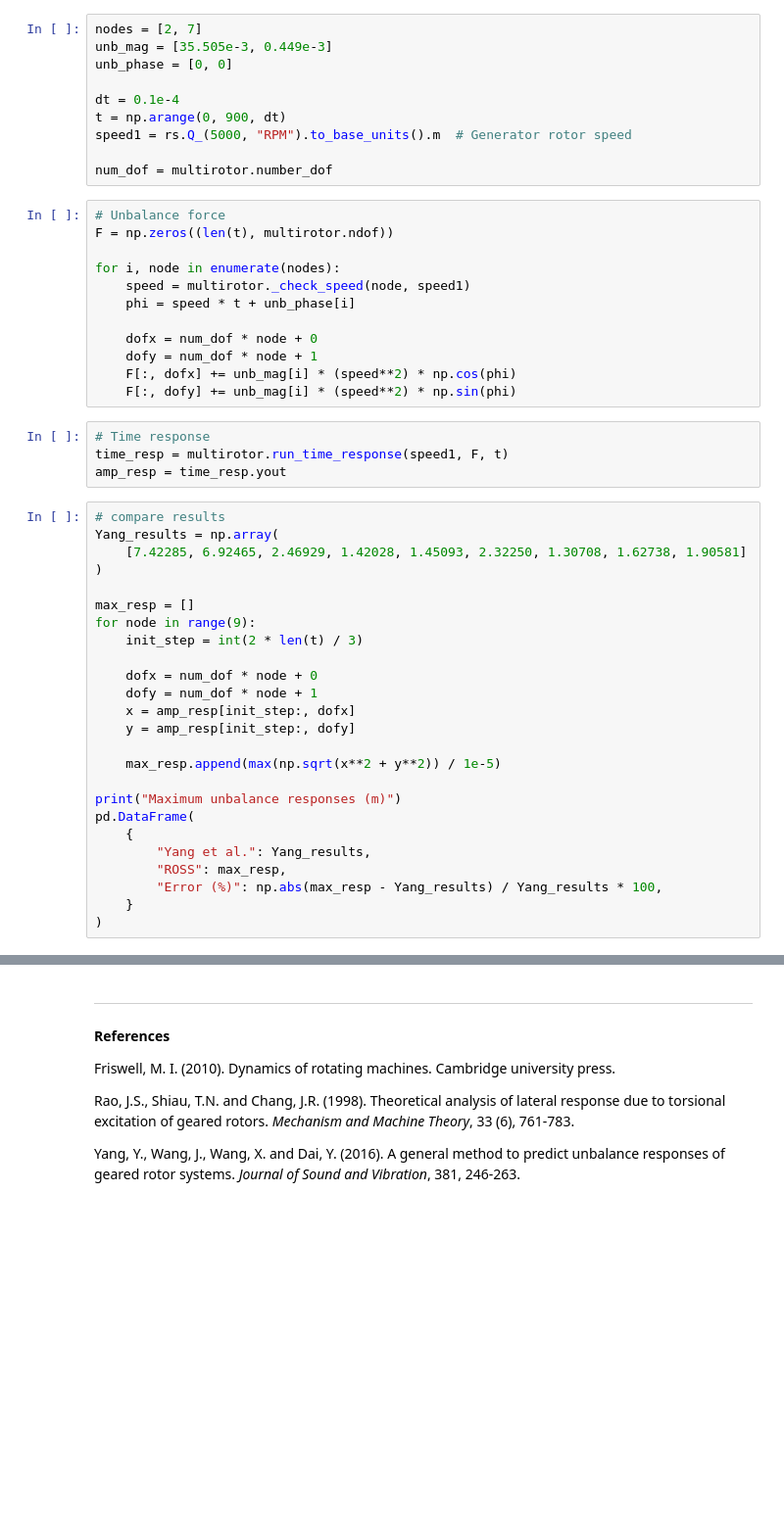
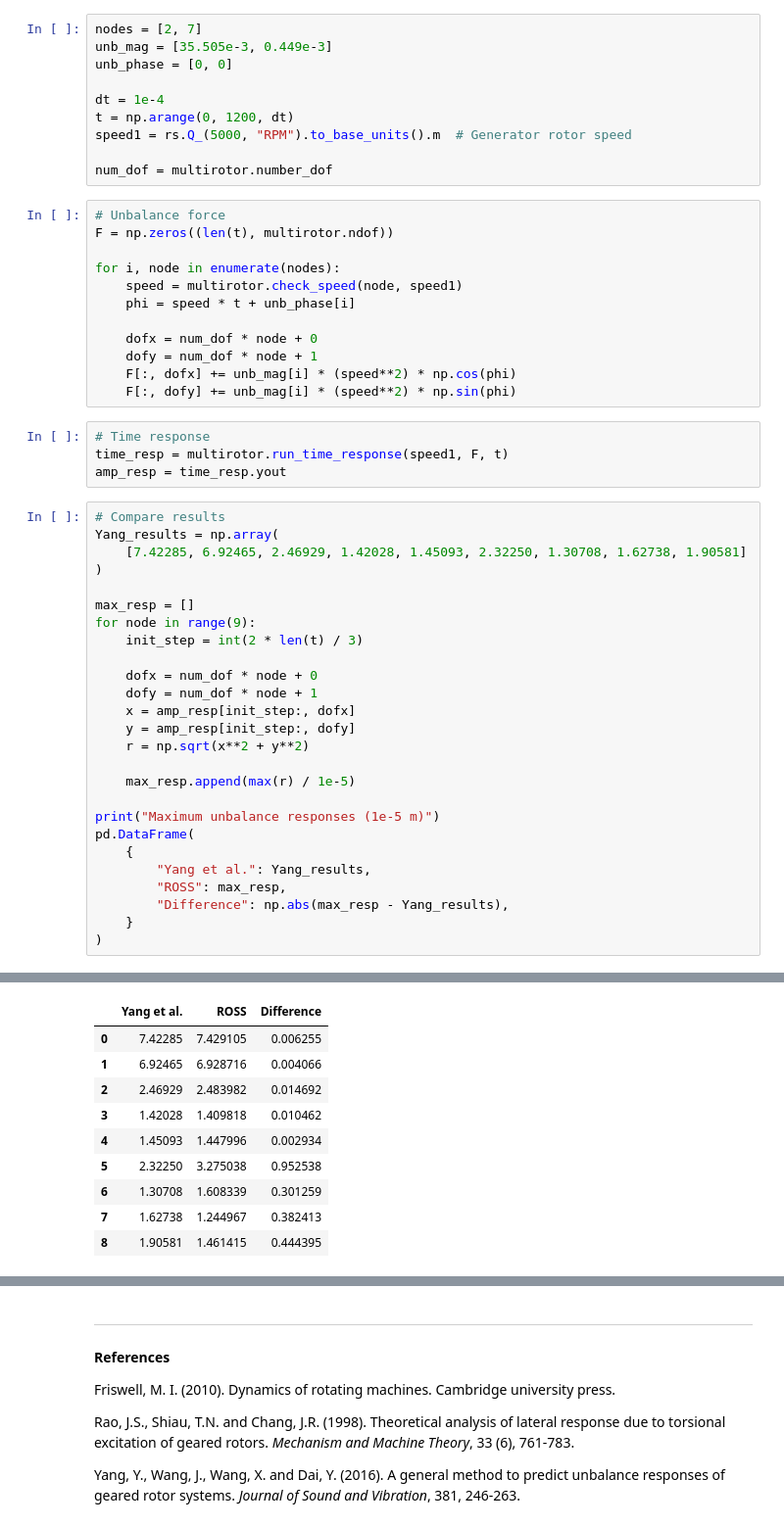
Before and after one commit to petrobras/ross, a Jupyter notebook: docs/user_guide/tutorial_part_4.ipynb, the cells around one changed output, grey strips where cells are left out. Shown at 98% size. Cells and saved outputs as stored; diff of their text form; blank space fills up the shorter version.

Commit message:
Add tutorial guide for MultiRotor class

```diff
--- a/docs/user_guide/tutorial_part_4.ipynb
+++ b/docs/user_guide/tutorial_part_4.ipynb
@@ -270,8 +281,8 @@ nodes = [2, 7]
 unb_mag = [35.505e-3, 0.449e-3]
 unb_phase = [0, 0]
 
-dt = 0.1e-4
-t = np.arange(0, 900, dt)
+dt = 1e-4
+t = np.arange(0, 1200, dt)
 speed1 = rs.Q_(5000, "RPM").to_base_units().m  # Generator rotor speed
 
 num_dof = multirotor.number_dof
@@ -280,7 +291,7 @@ num_dof = multirotor.number_dof
 F = np.zeros((len(t), multirotor.ndof))
 
 for i, node in enumerate(nodes):
-    speed = multirotor._check_speed(node, speed1)
+    speed = multirotor.check_speed(node, speed1)
     phi = speed * t + unb_phase[i]
 
     dofx = num_dof * node + 0
@@ -292,7 +303,7 @@ for i, node in enumerate(nodes):
 time_resp = multirotor.run_time_response(speed1, F, t)
 amp_resp = time_resp.yout
 # %%
-# compare results
+# Compare results
 Yang_results = np.array(
     [7.42285, 6.92465, 2.46929, 1.42028, 1.45093, 2.32250, 1.30708, 1.62738, 1.90581]
 )
@@ -305,14 +316,16 @@ for node in range(9):
     dofy = num_dof * node + 1
     x = amp_resp[init_step:, dofx]
     y = amp_resp[init_step:, dofy]
+    r = np.sqrt(x**2 + y**2)
 
-    max_resp.append(max(np.sqrt(x**2 + y**2)) / 1e-5)
+    max_resp.append(max(r) / 1e-5)
 
-print("Maximum unbalance responses (m)")
+print("Maximum unbalance responses (1e-5 m)")
 pd.DataFrame(
     {
         "Yang et al.": Yang_results,
         "ROSS": max_resp,
-        "Error (%)": np.abs(max_resp - Yang_results) / Yang_results * 100,
+        "Difference": np.abs(max_resp - Yang_results),
     }
 )
+# %% [output]
@@ -318,0 +333,10 @@ pd.DataFrame(
+|  | Yang et al. | ROSS | Difference |
+| 0 | 7.42285 | 7.429105 | 0.006255 |
+| 1 | 6.92465 | 6.928716 | 0.004066 |
+| 2 | 2.46929 | 2.483982 | 0.014692 |
+| 3 | 1.42028 | 1.409818 | 0.010462 |
+| 4 | 1.45093 | 1.447996 | 0.002934 |
+| 5 | 2.32250 | 3.275038 | 0.952538 |
+| 6 | 1.30708 | 1.608339 | 0.301259 |
+| 7 | 1.62738 | 1.244967 | 0.382413 |
+| 8 | 1.90581 | 1.461415 | 0.444395 |
```
Also changed, not shown: parts of 17 cells of this notebook, 4 other files.
